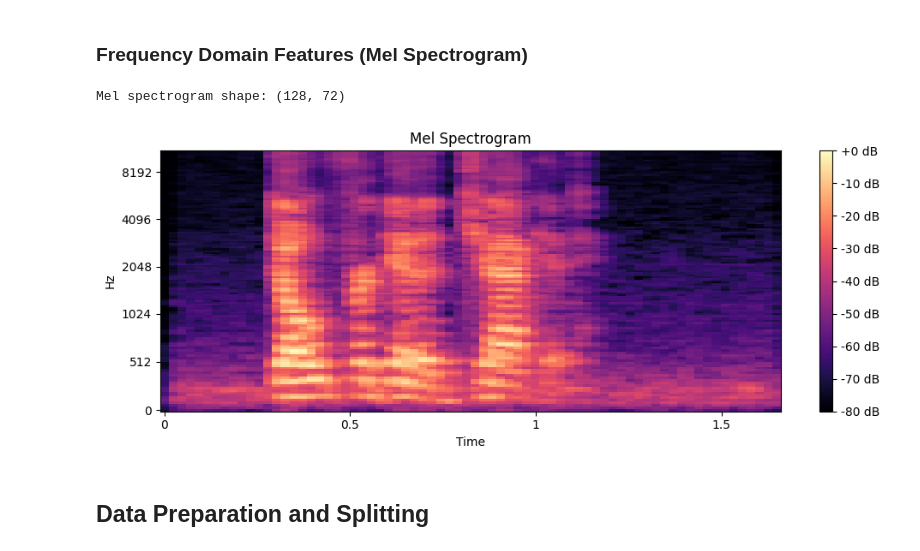
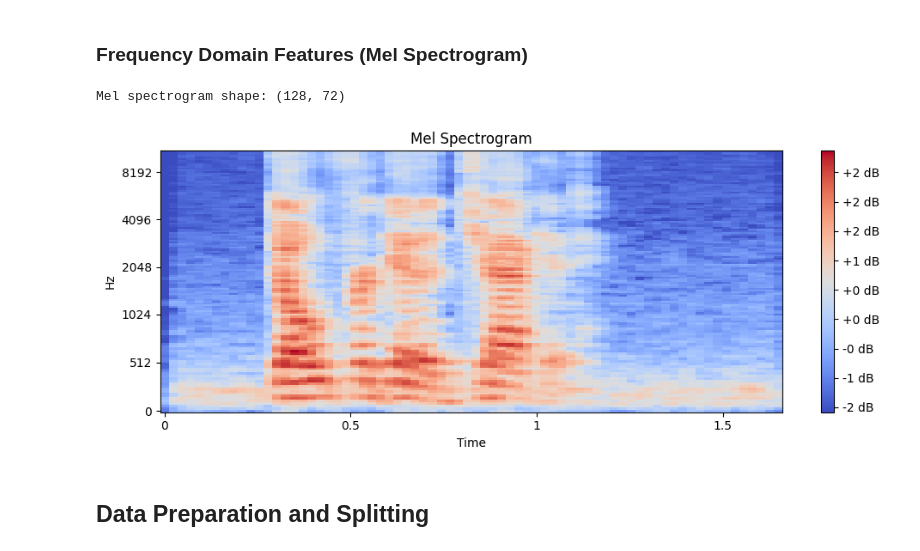
Before and after one commit to Ali29Mahmoud/Speech-Emotion-Recognition, a Jupyter notebook: src.ipynb, the cells around one changed output. Cells and saved outputs as stored; diff of their text form; code cells hidden in the pictures.

Commit message:
increased accuracy of spectrogram

```diff
--- a/src.ipynb
+++ b/src.ipynb
@@ -16,7 +16,7 @@ tf.random.set_seed(42)
 # %% [markdown]
 ## Dataset Loading and Exploration
 # %%
-data_path = "archive\Crema"
+data_path = "C:/Users/3mara/Desktop/Speech-Emotion-Recognition/Crema"
 audio_files = []
 emotions = []
 file_paths = []
@@ -177,31 +177,36 @@ Time features shape: (72, 2)
 # %%
 def extract_mel_spectrogram(file_path, n_mels=128, n_fft=2048, hop_length=512):
 
     y, sr = librosa.load(file_path, sr=None)
 
     # Compute mel spectrogram
     mel_spec = librosa.feature.melspectrogram(y=y, sr=sr, n_fft=n_fft,
                                              hop_length=hop_length, n_mels=n_mels)
 
     # Convert to log scale (dB)
     log_mel_spec = librosa.power_to_db(mel_spec, ref=np.max)
 
-    return log_mel_spec
+    # Normalize the log-mel spectrogram to zero mean and unit variance
+    mean = np.mean(log_mel_spec)
+    std = np.std(log_mel_spec)
+    normalized_log_mel_spec = (log_mel_spec - mean) / (std + 1e-10)  # avoid division by zero
+
+    return normalized_log_mel_spec
 
 # Example usage
 mel_features = extract_mel_spectrogram(sample_file)
 print("Mel spectrogram shape:", mel_features.shape)
 
 # Visualize a sample
 plt.figure(figsize=(10, 4))
 librosa.display.specshow(mel_features, sr=22050, x_axis='time', y_axis='mel')
 plt.colorbar(format='%+2.0f dB')
 plt.title('Mel Spectrogram')
 plt.tight_layout()
 plt.show()
 # %% [output]
 Mel spectrogram shape: (128, 72)
-[figure, old version]
+[figure, new version]
 # %% [markdown]
 ## Data Preparation and Splitting
 # %%
```
Also changed, not shown: parts of 2 cells of this notebook.
